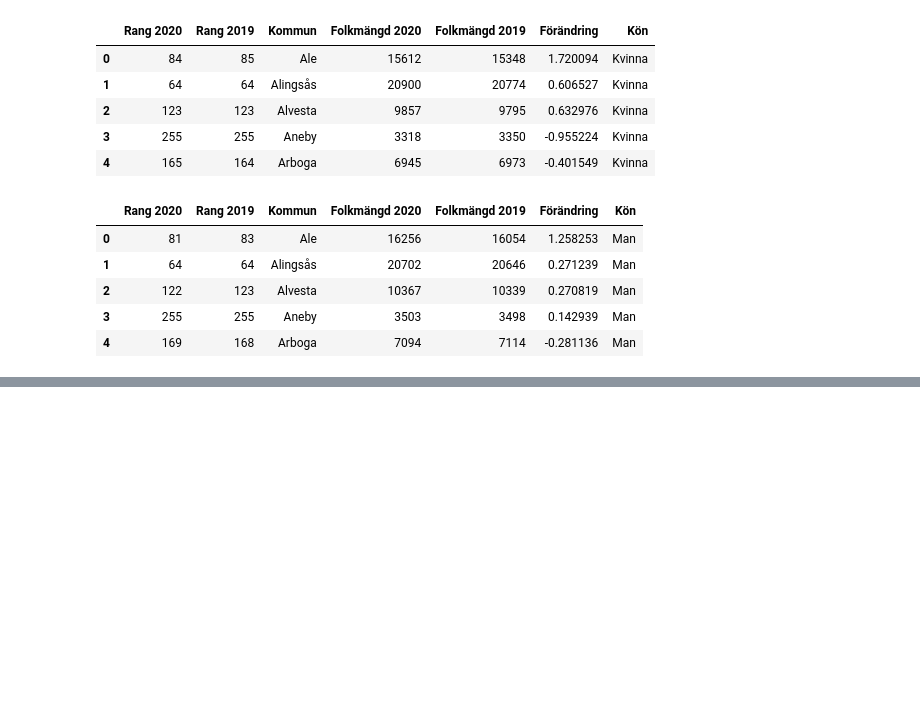
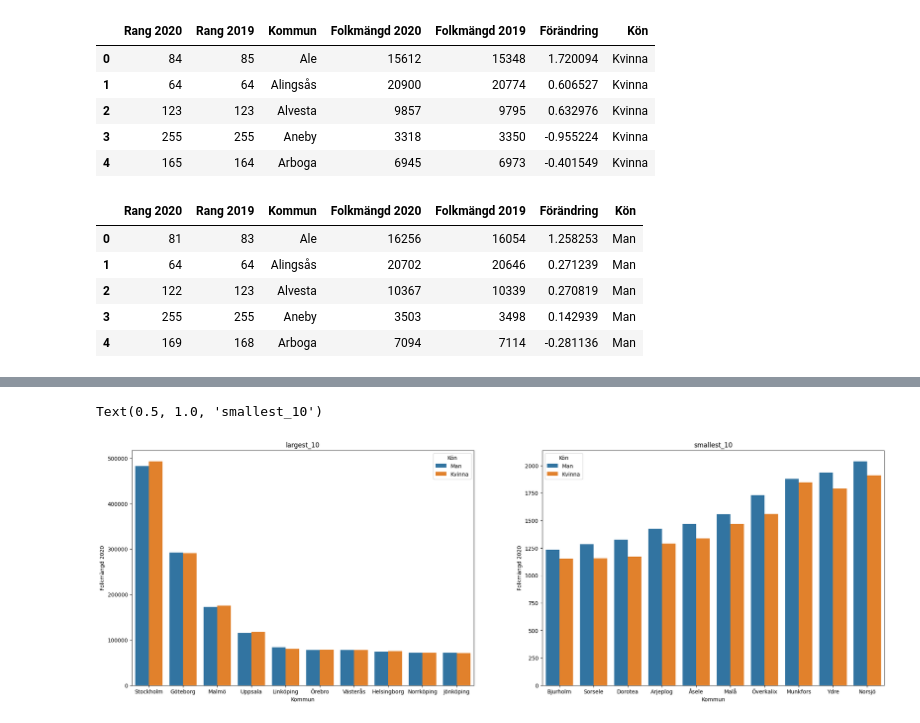
Before and after one commit to cooperhankun/DataBehandling-KunHan, a Jupyter notebook: Exercises/pandas_fundamentals_exercises.ipynb, the cells around one changed output, grey strips where cells are left out. Cells and saved outputs as stored; diff of their text form; code cells hidden in the pictures; blank space fills up the shorter version.

```diff
--- a/Exercises/pandas_fundamentals_exercises.ipynb
+++ b/Exercises/pandas_fundamentals_exercises.ipynb
@@ -255,3 +257,9 @@ df_man.head()
 | 2 | 122 | 123 | Alvesta | 10367 | 10339 | 0.270819 | Man |
 | 3 | 255 | 255 | Aneby | 3503 | 3498 | 0.142939 | Man |
 | 4 | 169 | 168 | Arboga | 7094 | 7114 | -0.281136 | Man |
+# %%
+# b)
+total = [df_man, df_woman]
+df_totalt = pd.concat(total) # using concat to merge two tables
+df_man_and_woman = df_totalt.drop(columns=["Rang 2020", "Rang 2019"])
+df_man_and_woman
@@ -257,0 +280,15 @@ df_man.head()
+# %%
+# c)
+
+df_totalt = pd.read_excel("komtopp50_2020.xlsx", sheet_name=1)
+df_totalt
+df_1 = df_totalt.drop([0,1,2,3,4,5])
+df_2 = df_1.rename(columns={"Unnamed: 0": "Rang 2020", "Unnamed: 1": "Rang 2019", "Unnamed: 2": "Kommun", "Unnamed: 3": "Total Pop 2020", "Unnamed: 4": "Total Pop 2019", "Unnamed: 5": "Total förändring"})
+
+# df_2["Rang 2019"] = df_2["Rang 2019"].astype(int) no need to change
+df_2["Total Pop 2019"] = df_2["Total Pop 2019"].astype(int)
+
+df_totalt = df_2.reset_index(drop=True)
+df_totalt
+df_extract = df_totalt[["Kommun", "Total Pop 2020", "Total Pop 2019", "Total förändring"]]
+df_extract.head()
@@ -257,0 +302,6 @@ df_man.head()
+# %%
+# d)
+
+df_merged = pd.merge(df_extract, df_man_and_woman) # pd.merge(left dataframe, right dataframe)
+df_merged = df_merged[["Kommun", "Folkmängd 2020", "Folkmängd 2019", "Förändring", "Kön", "Total Pop 2020", "Total Pop 2019", "Total förändring"]]
+df_merged.sort_values('Total Pop 2020', ascending=False).head()
@@ -257,0 +315,14 @@ df_man.head()
+# %%
+import seaborn as sns
+import matplotlib.pyplot as plt
+
+smallest_10 = df_merged.sort_values(by = "Total Pop 2020", ascending=True).head(20)
+largest_10 = df_merged.sort_values(by = "Total Pop 2020", ascending=False).head(20)
+
+fig, ax = plt.subplots(1,2, dpi=100, figsize=(25,8))
+
+sns.barplot(data=largest_10, x="Kommun", y="Folkmängd 2020", ax = ax[0], hue="Kön").set_title("largest_10")
+sns.barplot(data=smallest_10, x="Kommun", y="Folkmängd 2020", ax = ax[1], hue="Kön").set_title("smallest_10")
+# %% [output]
+Text(0.5, 1.0, 'smallest_10')
+[figure, added]
```
Also changed, not shown: parts of 5 cells of this notebook.
